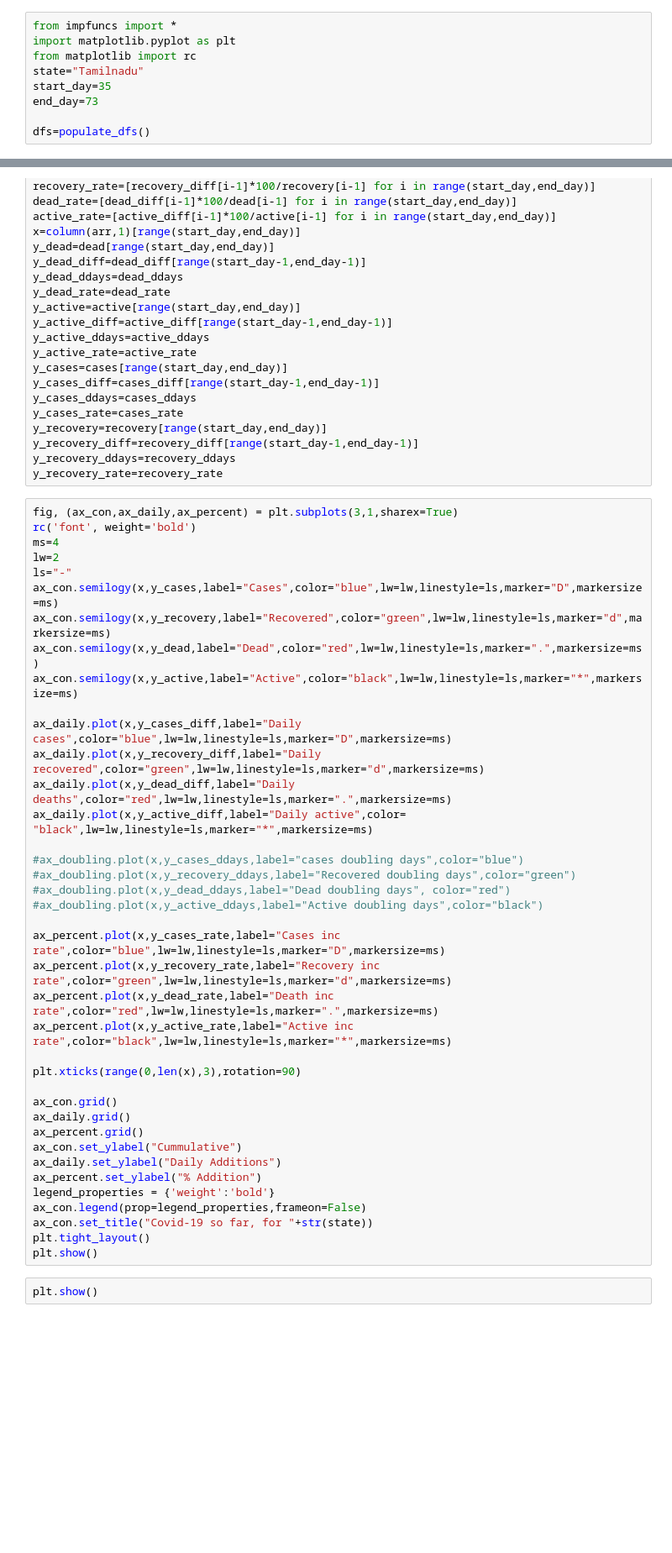
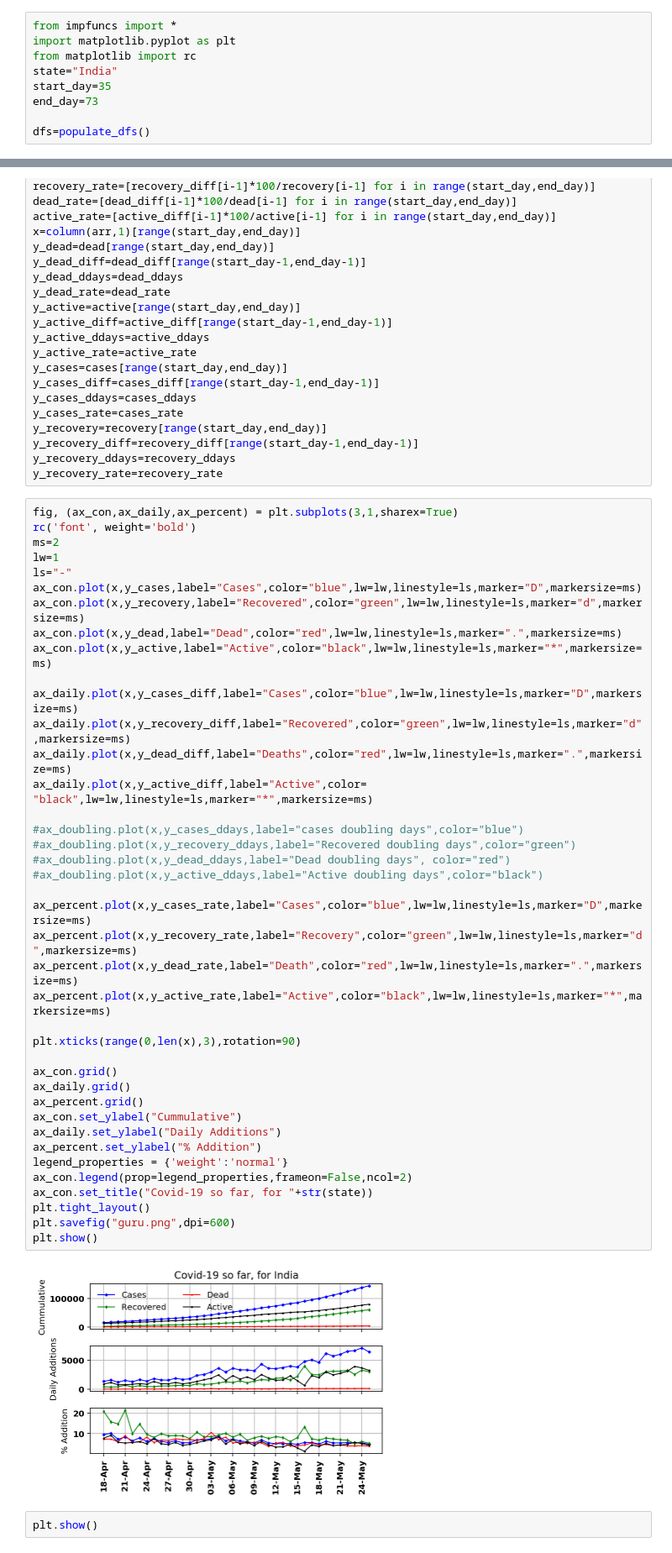
Before and after one commit to gururajkadiri/covid_India, a Jupyter notebook: dailyInc.ipynb, the cells around one changed output, grey strips where cells are left out. Shown: that part at 84% size. Cells and saved outputs as stored; diff of their text form; blank space fills up the shorter version.

```diff
--- a/dailyInc.ipynb
+++ b/dailyInc.ipynb
@@ -2,7 +2,7 @@
 from impfuncs import *
 import matplotlib.pyplot as plt
 from matplotlib import rc
-state="Tamilnadu"
+state="India"
 start_day=35
 end_day=73
 
@@ -48,41 +48,44 @@ y_recovery_rate=recovery_rate
 # %%
 fig, (ax_con,ax_daily,ax_percent) = plt.subplots(3,1,sharex=True)
 rc('font', weight='bold')
-ms=4
-lw=2
+ms=2
+lw=1
 ls="-"
-ax_con.semilogy(x,y_cases,label="Cases",color="blue",lw=lw,linestyle=ls,marker="D",markersize=ms)
-ax_con.semilogy(x,y_recovery,label="Recovered",color="green",lw=lw,linestyle=ls,marker="d",markersize=ms)
-ax_con.semilogy(x,y_dead,label="Dead",color="red",lw=lw,linestyle=ls,marker=".",markersize=ms)
-ax_con.semilogy(x,y_active,label="Active",color="black",lw=lw,linestyle=ls,marker="*",markersize=ms)
+ax_con.plot(x,y_cases,label="Cases",color="blue",lw=lw,linestyle=ls,marker="D",markersize=ms)
+ax_con.plot(x,y_recovery,label="Recovered",color="green",lw=lw,linestyle=ls,marker="d",markersize=ms)
+ax_con.plot(x,y_dead,label="Dead",color="red",lw=lw,linestyle=ls,marker=".",markersize=ms)
+ax_con.plot(x,y_active,label="Active",color="black",lw=lw,linestyle=ls,marker="*",markersize=ms)
 
-ax_daily.plot(x,y_cases_diff,label="Daily cases",color="blue",lw=lw,linestyle=ls,marker="D",markersize=ms)
-ax_daily.plot(x,y_recovery_diff,label="Daily recovered",color="green",lw=lw,linestyle=ls,marker="d",markersize=ms)
-ax_daily.plot(x,y_dead_diff,label="Daily deaths",color="red",lw=lw,linestyle=ls,marker=".",markersize=ms)
-ax_daily.plot(x,y_active_diff,label="Daily active",color= "black",lw=lw,linestyle=ls,marker="*",markersize=ms)
+ax_daily.plot(x,y_cases_diff,label="Cases",color="blue",lw=lw,linestyle=ls,marker="D",markersize=ms)
+ax_daily.plot(x,y_recovery_diff,label="Recovered",color="green",lw=lw,linestyle=ls,marker="d",markersize=ms)
+ax_daily.plot(x,y_dead_diff,label="Deaths",color="red",lw=lw,linestyle=ls,marker=".",markersize=ms)
+ax_daily.plot(x,y_active_diff,label="Active",color= "black",lw=lw,linestyle=ls,marker="*",markersize=ms)
 
 #ax_doubling.plot(x,y_cases_ddays,label="cases doubling days",color="blue")
 #ax_doubling.plot(x,y_recovery_ddays,label="Recovered doubling days",color="green")
 #ax_doubling.plot(x,y_dead_ddays,label="Dead doubling days", color="red")
 #ax_doubling.plot(x,y_active_ddays,label="Active doubling days",color="black")
 
-ax_percent.plot(x,y_cases_rate,label="Cases inc rate",color="blue",lw=lw,linestyle=ls,marker="D",markersize=ms)
-ax_percent.plot(x,y_recovery_rate,label="Recovery inc rate",color="green",lw=lw,linestyle=ls,marker="d",markersize=ms)
-ax_percent.plot(x,y_dead_rate,label="Death inc rate",color="red",lw=lw,linestyle=ls,marker=".",markersize=ms)
-ax_percent.plot(x,y_active_rate,label="Active inc rate",color="black",lw=lw,linestyle=ls,marker="*",markersize=ms)
+ax_percent.plot(x,y_cases_rate,label="Cases",color="blue",lw=lw,linestyle=ls,marker="D",markersize=ms)
+ax_percent.plot(x,y_recovery_rate,label="Recovery",color="green",lw=lw,linestyle=ls,marker="d",markersize=ms)
+ax_percent.plot(x,y_dead_rate,label="Death",color="red",lw=lw,linestyle=ls,marker=".",markersize=ms)
+ax_percent.plot(x,y_active_rate,label="Active",color="black",lw=lw,linestyle=ls,marker="*",markersize=ms)
 
 plt.xticks(range(0,len(x),3),rotation=90)
 
 ax_con.grid()
 ax_daily.grid()
 ax_percent.grid()
 ax_con.set_ylabel("Cummulative")
 ax_daily.set_ylabel("Daily Additions")
 ax_percent.set_ylabel("% Addition")
-legend_properties = {'weight':'bold'}
-ax_con.legend(prop=legend_properties,frameon=False)
+legend_properties = {'weight':'normal'}
+ax_con.legend(prop=legend_properties,frameon=False,ncol=2)
 ax_con.set_title("Covid-19 so far, for "+str(state))
 plt.tight_layout()
+plt.savefig("guru.png",dpi=600)
 plt.show()
+# %% [output]
+[figure, added]
 # %%
 plt.show()
```
Also changed, not shown: 1 other file.
